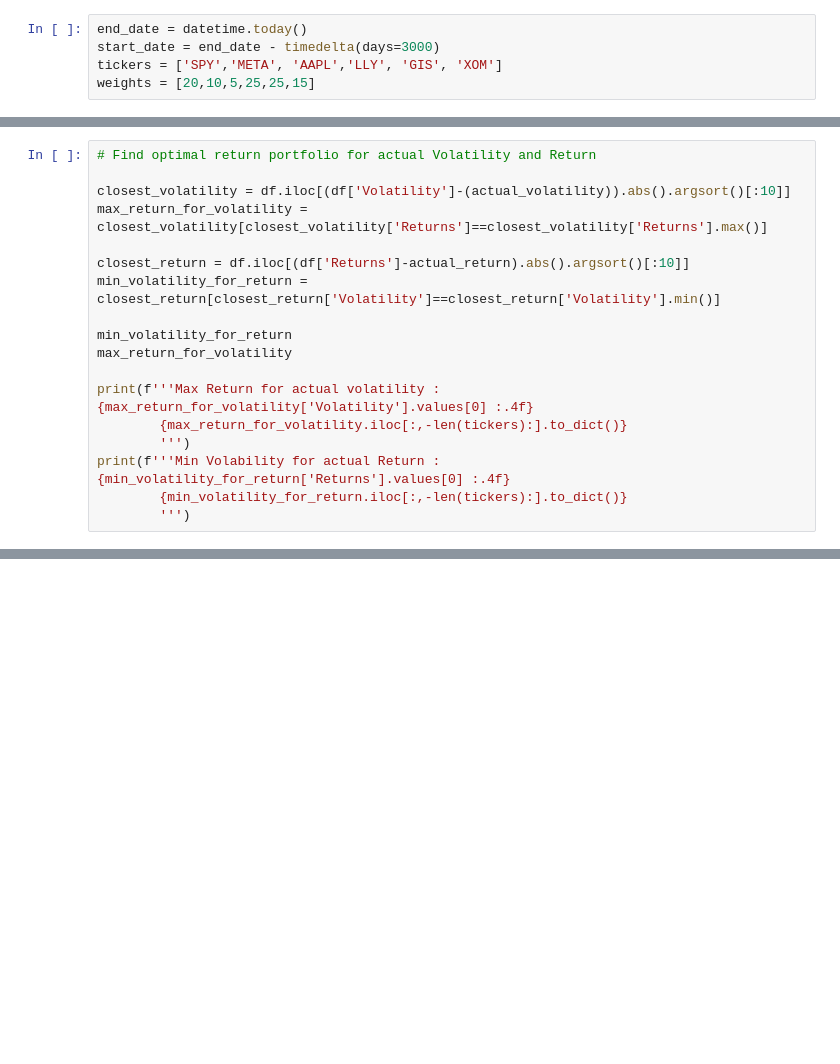
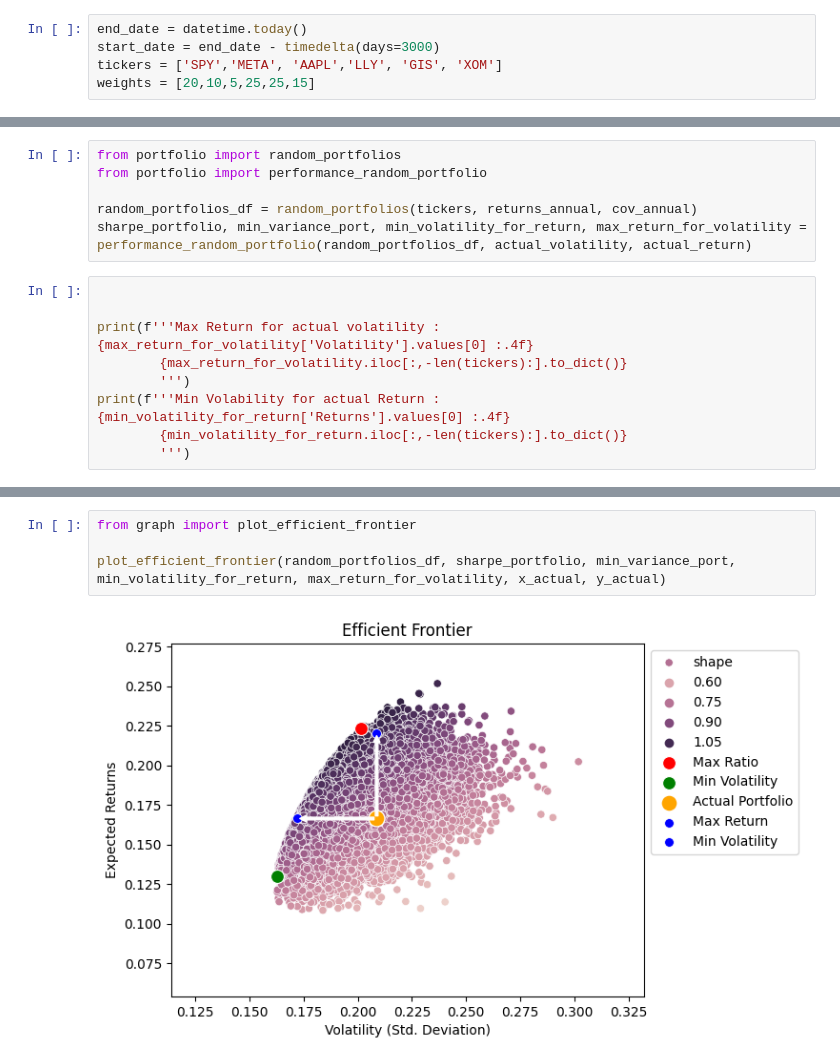
Before and after one commit to Laverdure77/Portfolio_Forecasting, a Jupyter notebook: notebooks/pyPortfolioOpt.ipynb, the cells around one changed output, grey strips where cells are left out. Cells and saved outputs as stored; diff of their text form; blank space fills up the shorter version.

Commit message:
efficient fronteir notebook functions

```diff
--- a/notebooks/pyPortfolioOpt.ipynb
+++ b/notebooks/pyPortfolioOpt.ipynb
@@ -146,14 +80,11 @@ y_actual = [actual_return]
+# %%
+from portfolio import random_portfolios
+from portfolio import performance_random_portfolio
+
+random_portfolios_df = random_portfolios(tickers, returns_annual, cov_annual)
+sharpe_portfolio, min_variance_port, min_volatility_for_return, max_return_for_volatility = performance_random_portfolio(random_portfolios_df, actual_volatility, actual_return)
 # %%
-# Find optimal return portfolio for actual Volatility and Return
 
-closest_volatility = df.iloc[(df['Volatility']-(actual_volatility)).abs().argsort()[:10]]
-max_return_for_volatility = closest_volatility[closest_volatility['Returns']==closest_volatility['Returns'].max()]
-
-closest_return = df.iloc[(df['Returns']-actual_return).abs().argsort()[:10]]
-min_volatility_for_return = closest_return[closest_return['Volatility']==closest_return['Volatility'].min()]
-
-min_volatility_for_return
-max_return_for_volatility
 
 print(f'''Max Return for actual volatility : {max_return_for_volatility['Volatility'].values[0] :.4f}
         {max_return_for_volatility.iloc[:,-len(tickers):].to_dict()}
@@ -205,3 +101,9 @@ plt.show()
+# %%
+from graph import plot_efficient_frontier
+
+plot_efficient_frontier(random_portfolios_df, sharpe_portfolio, min_variance_port, min_volatility_for_return, max_return_for_volatility, x_actual, y_actual)
+# %% [output]
+[figure, added]
 # %%
 # print the details of the 2 special portfolios
 print(min_variance_port.T)
```
Also changed, not shown: parts of 7 cells of this notebook, 4 other files.
